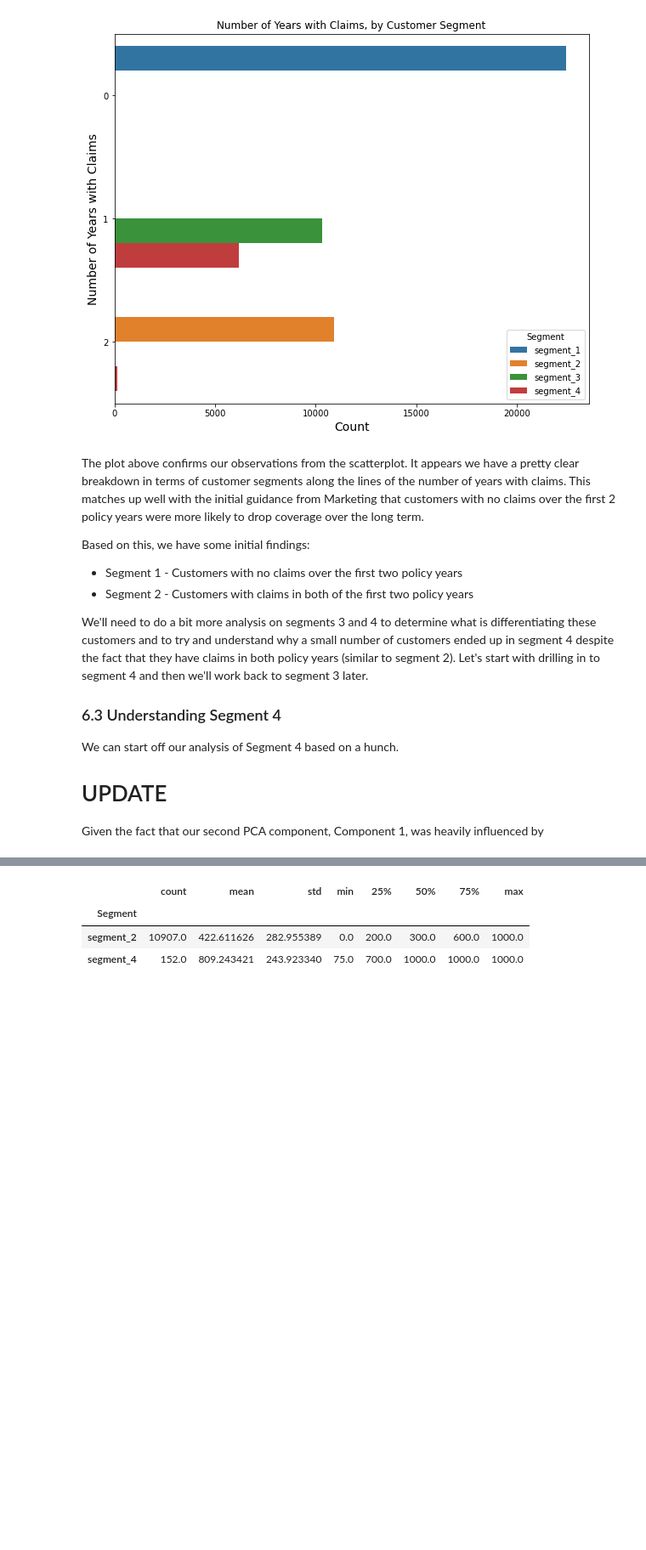
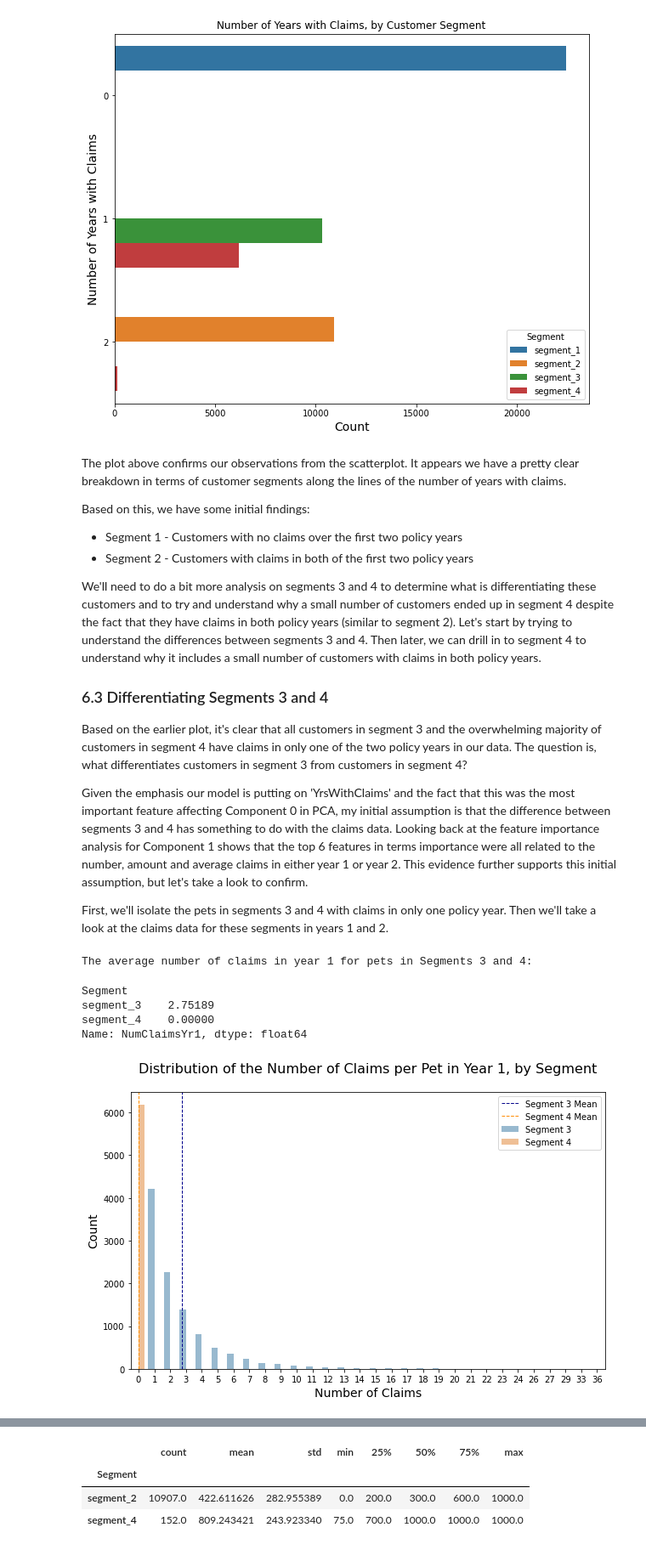
Before and after one commit to stevenrhart/pet-insurance-customer-segmentation, a Jupyter notebook: notebooks/02_pet_insurance_customer_segmentation_eda_and_clustering.ipynb, the cells around one changed output, grey strips where cells are left out. Shown at 85% size. Cells and saved outputs as stored; diff of their text form; code cells hidden in the pictures; blank space fills up the shorter version.

```diff
--- a/notebooks/02_pet_insurance_customer_segmentation_eda_and_clustering.ipynb
+++ b/notebooks/02_pet_insurance_customer_segmentation_eda_and_clustering.ipynb
@@ -650,17 +650,57 @@ plt.show()
 # %% [output]
 [figure]
 # %% [markdown]
-The plot above confirms our observations from the scatterplot. It appears we have a pretty clear breakdown in terms of customer segments along the lines of the number of years with claims. This matches up well with the initial guidance from Marketing that customers with no claims over the first 2 policy years were more likely to drop coverage over the long term.
+The plot above confirms our observations from the scatterplot. It appears we have a pretty clear breakdown in terms of customer segments along the lines of the number of years with claims.
 
 Based on this, we have some initial findings:
 * Segment 1 - Customers with no claims over the first two policy years
 * Segment 2 - Customers with claims in both of the first two policy years
 
-We'll need to do a bit more analysis on segments 3 and 4 to determine what is differentiating these customers and to try and understand why a small number of customers ended up in segment 4 despite the fact that they have claims in both policy years (similar to segment 2). Let's start with drilling in to segment 4 and then we'll work back to segment 3 later.
+We'll need to do a bit more analysis on segments 3 and 4 to determine what is differentiating these customers and to try and understand why a small number of customers ended up in segment 4 despite the fact that they have claims in both policy years (similar to segment 2). Let's start by trying to understand the differences between segments 3 and 4. Then later, we can drill in to segment 4 to understand why it includes a small number of customers with claims in both policy years.
 
-### 6.3 Understanding Segment 4
-We can start off our analysis of Segment 4 based on a hunch.
+### 6.3 Differentiating Segments 3 and 4
+Based on the earlier plot, it's clear that all customers in segment 3 and the overwhelming majority of customers in segment 4 have claims in only one of the two policy years in our data. The question is, what differentiates customers in segment 3 from customers in segment 4?
 
-# UPDATE
+Given the emphasis our model is putting on 'YrsWithClaims' and the fact that this was the most important feature affecting Component 0 in PCA, my initial assumption is that the difference between segments 3 and 4 has something to do with the claims data. Looking back at the feature importance analysis for Component 1 shows that the top 6 features in terms importance were all related to the number, amount and average claims in either year 1 or year 2. This evidence further supports this initial assumption, but let's take a look to confirm.
 
-Given the fact that our second PCA component, Component 1, was heavily influenced by
+First, we'll isolate the pets in segments 3 and 4 with claims in only one policy year. Then we'll take a look at the claims data for these segments in years 1 and 2.
+# %%
+# Isolate pets in segments 3 and 4
+segments_3_and_4 = pets_pca_kmeans.copy()
+segments_3_and_4 = segments_3_and_4[segments_3_and_4["YrsWithClaims"] == 1]
+
+# Reset the categorical feature for segment
+segments_3_and_4["Segment"] = pd.Categorical(segments_3_and_4["Segment"],
+                                             categories=['segment_3', 'segment_4'], ordered=True)
+# %%
+# Compare the number of claims in year 1 for both segments
+print("The average number of claims in year 1 for pets in Segments 3 and 4:")
+segments_3_and_4.groupby(by="Segment")["NumClaimsYr1"].mean()
+# %% [output]
+The average number of claims in year 1 for pets in Segments 3 and 4:
+Segment
+segment_3    2.75189
+segment_4    0.00000
+Name: NumClaimsYr1, dtype: float64
+# %%
+# Calculate mean values
+seg3_mean = segments_3_and_4[segments_3_and_4["Segment"] == "segment_3"]['NumClaimsYr1'].mean()
+seg4_mean = segments_3_and_4[segments_3_and_4["Segment"] == "segment_4"]['NumClaimsYr1'].mean()
+
+# Create a countplot
+fig, ax = plt.subplots(1, 1, figsize=(10, 6))
+sns.countplot(x="NumClaimsYr1", data=segments_3_and_4, hue="Segment", alpha=0.5)
+
+# Plot mean premium amount for dogs and cats
+plt.axvline(seg3_mean, color='darkblue', linestyle='dashed', linewidth=1, label="Segment 3 Mean")
+plt.axvline(seg4_mean, color='darkorange', linestyle='dashed', linewidth=1, label="Segment 4 Mean")
+
+# Add title and display plot
+plt.title("Distribution of the Number of Claims per Pet in Year 1, by Segment", y=1.05, fontsize=16)
+plt.xlabel("Number of Claims", fontsize=14)
+plt.ylabel("Count", fontsize=14)
+plt.legend(labels=(['Segment 3 Mean', 'Segment 4 Mean', 'Segment 3', 'Segment 4']), loc='upper right')
+plt.savefig('../figures/Number-Claims-by-Segment-Yr1.png')
+plt.show()
+# %% [output]
+[figure, added]
```
Also changed, not shown: parts of 22 cells of this notebook, 1 other file.
